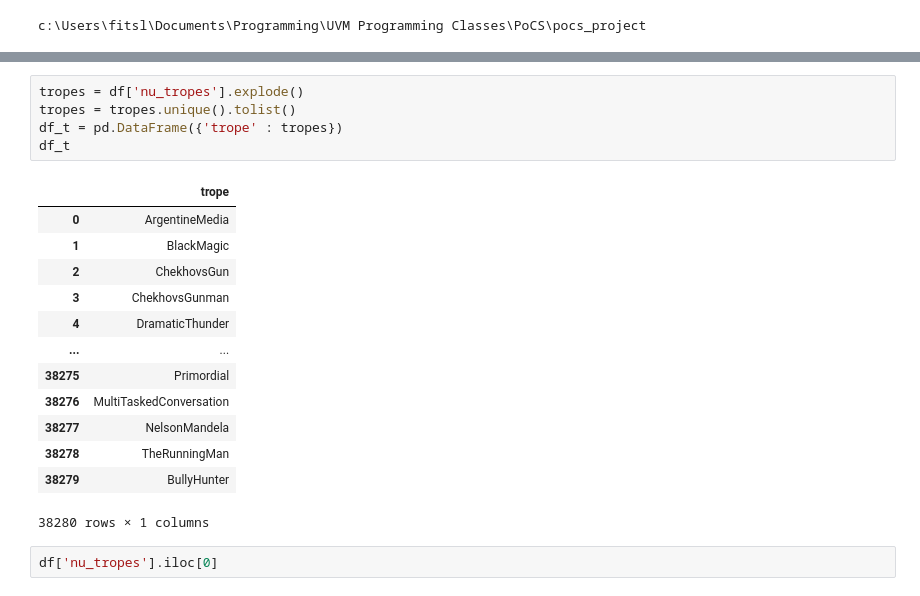
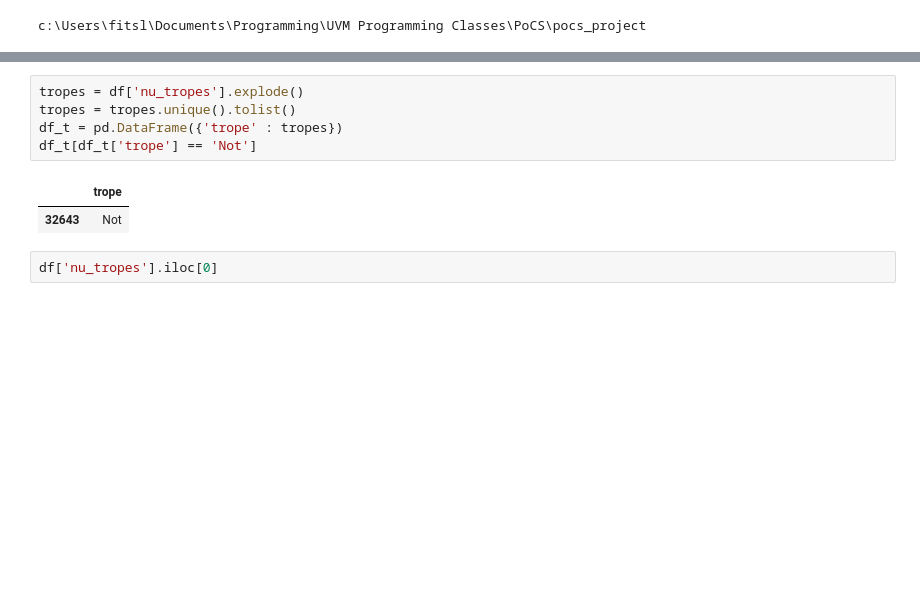
Before and after one commit to FWJK1/Pocs_Film_Project, a Jupyter notebook: Code/letterboxd_cleaning/better_trope_maker.ipynb, the cells around one changed output, grey strips where cells are left out. Cells and saved outputs as stored; diff of their text form; blank space fills up the shorter version.

```diff
--- a/Code/letterboxd_cleaning/better_trope_maker.ipynb
+++ b/Code/letterboxd_cleaning/better_trope_maker.ipynb
@@ -40,22 +44,11 @@ df['nu_tropes'] = df['Tropes'].apply(lambda x: x.split(","))
 # %%
 tropes = df['nu_tropes'].explode()
 tropes = tropes.unique().tolist()
 df_t = pd.DataFrame({'trope' : tropes})
-df_t
+df_t[df_t['trope'] == 'Not']
 # %% [output]
 |  | trope |
-| 0 | ArgentineMedia |
-| 1 | BlackMagic |
-| 2 | ChekhovsGun |
-| 3 | ChekhovsGunman |
-| 4 | DramaticThunder |
-| ... | ... |
-| 38275 | Primordial |
-| 38276 | MultiTaskedConversation |
-| 38277 | NelsonMandela |
-| 38278 | TheRunningMan |
-| 38279 | BullyHunter |
+| 32643 | Not |
-38280 rows × 1 columns
 # %%
 df['nu_tropes'].iloc[0]
 # %% [output]
```
Also changed, not shown: parts of 10 cells of this notebook.
